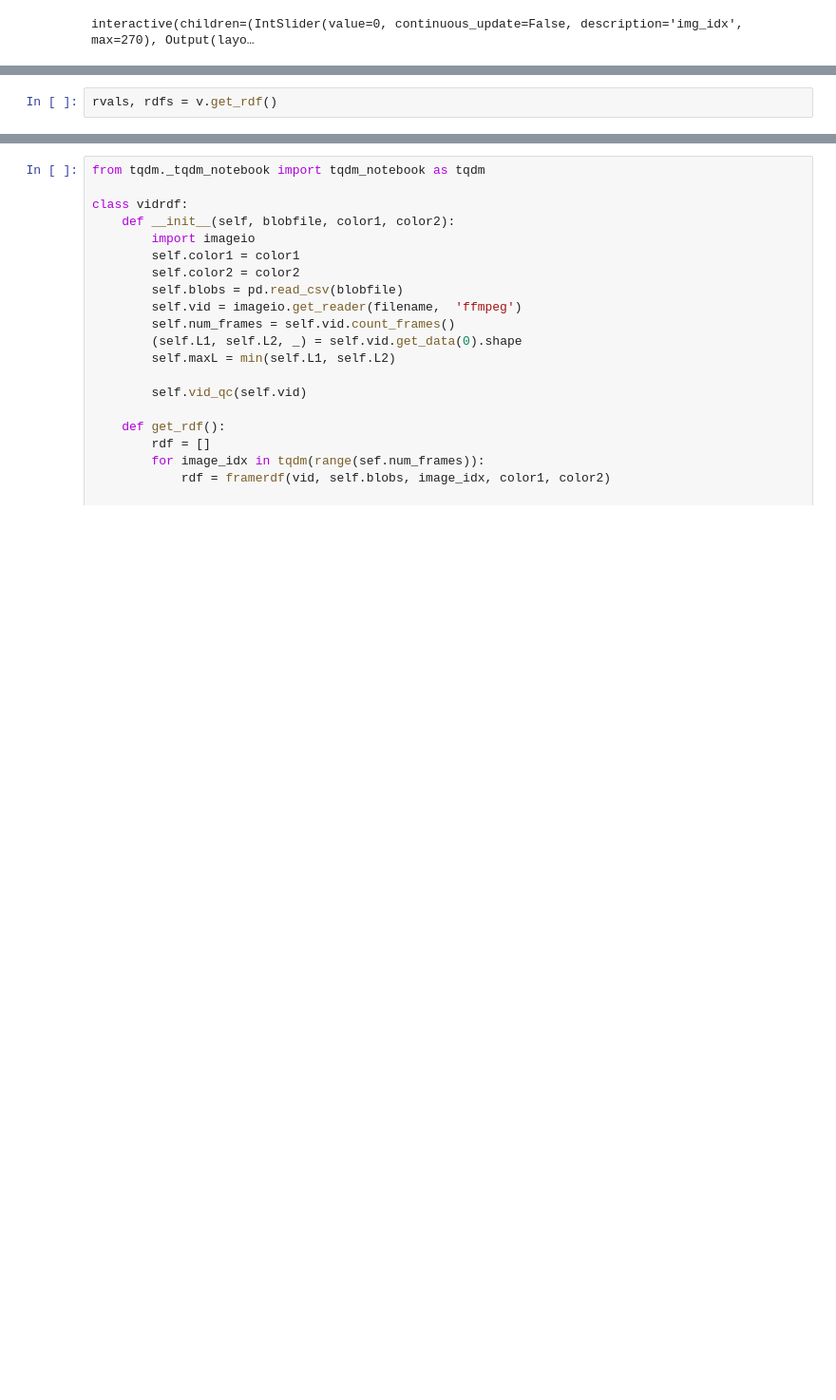
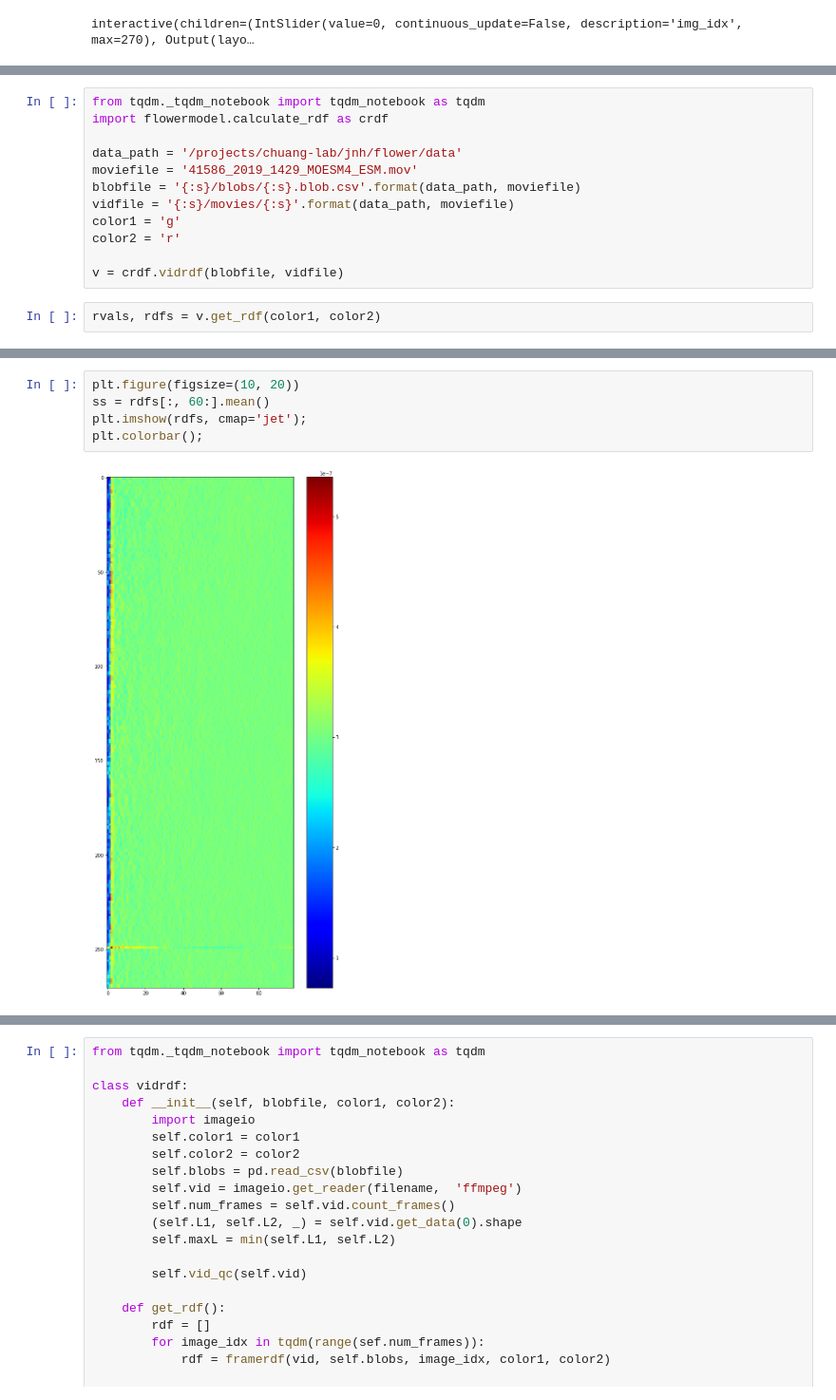
Before and after one commit to javadnoorb/flowermodel, a Jupyter notebook: notebooks/2019-09-15-flower-data-analysis.ipynb, the cells around one changed output, grey strips where cells are left out. Shown at 95% size. Drawn from its saved outputs; the diff is of its cells as text; blank space fills up the shorter version.

```diff
--- a/notebooks/2019-09-15-flower-data-analysis.ipynb
+++ b/notebooks/2019-09-15-flower-data-analysis.ipynb
@@ -201,2 +85,14 @@ v = vidrdf(blobfile, color1, color2)
+# %%
+from tqdm._tqdm_notebook import tqdm_notebook as tqdm
+import flowermodel.calculate_rdf as crdf
+
+data_path = '/projects/chuang-lab/jnh/flower/data'
+moviefile = '41586_2019_1429_MOESM4_ESM.mov'
+blobfile = '{:s}/blobs/{:s}.blob.csv'.format(data_path, moviefile)
+vidfile = '{:s}/movies/{:s}'.format(data_path, moviefile)
+color1 = 'g'
+color2 = 'r'
+
+v = crdf.vidrdf(blobfile, vidfile)
 # %%
-rvals, rdfs = v.get_rdf()
+rvals, rdfs = v.get_rdf(color1, color2)
@@ -205,0 +99,7 @@ ValueError: Invalid file path or buffer object type: <class 'imageio.plugins.ffm
+# %%
+plt.figure(figsize=(10, 20))
+ss = rdfs[:, 60:].mean()
+plt.imshow(rdfs, cmap='jet');
+plt.colorbar();
+# %% [output]
+[figure, added]
```
Also changed, not shown: parts of 8 cells of this notebook, 1 other file.
